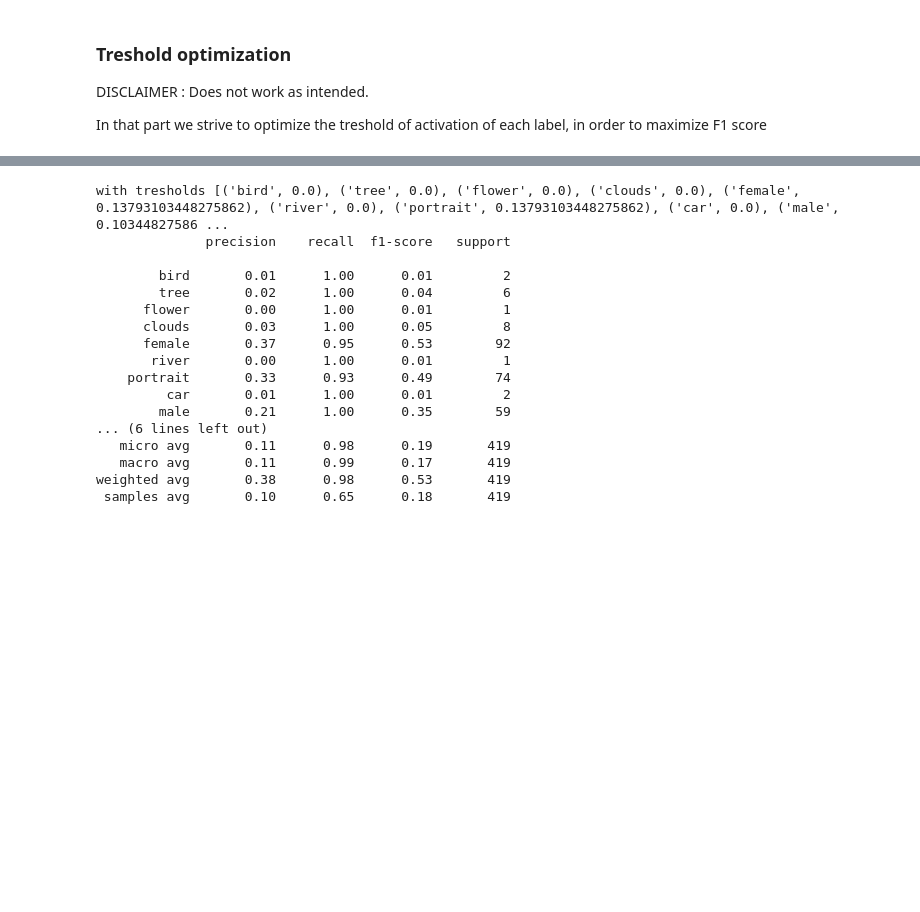
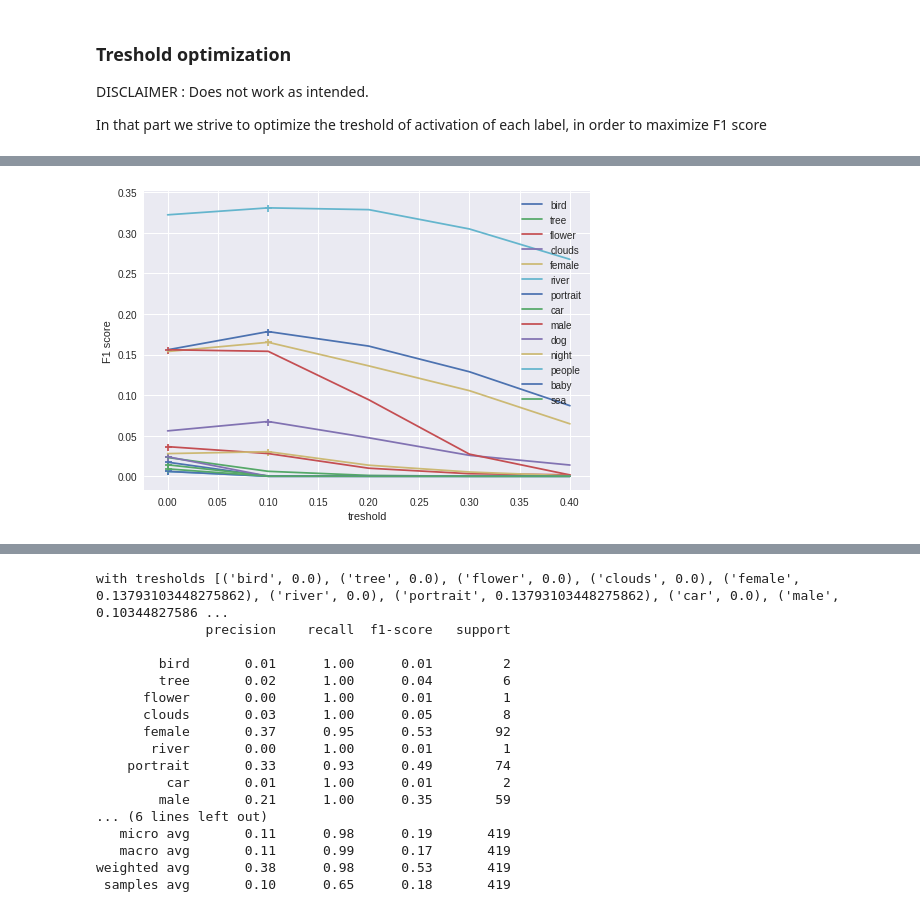
Before and after one commit to HappyBearDay/Deep_Learning_Image_Multi_label, a Jupyter notebook: image_project.ipynb, the cells around one changed output, grey strips where cells are left out. Saved outputs shown, nothing was run; the diff lists cells and outputs as text; code cells hidden in the pictures; blank space fills up the shorter version.

```diff
--- a/image_project.ipynb
+++ b/image_project.ipynb
@@ -530,3 +541,14 @@ RuntimeError: ignored
+# %%
+    plt.xlabel("treshold")
+    plt.ylabel("F1 score")
+    for label in range(0,14):
+      plt.plot(tresholds , tab[label], label=oneHotTransformer.vocabulary[label])
+      imax = np.argmax(tab[label])
+      plt.scatter(tresholds[imax], tab[label][imax], marker="+")
+    plt.legend()
+    plt.show()
+# %% [output]
+[figure, added]
 # %%
 # Optimizing treshold for each label : Iterating over labels
 # Dropout layers have the effect of making a network not returning the same output for a same output at different runs
```
Also changed, not shown: parts of 29 cells of this notebook.
